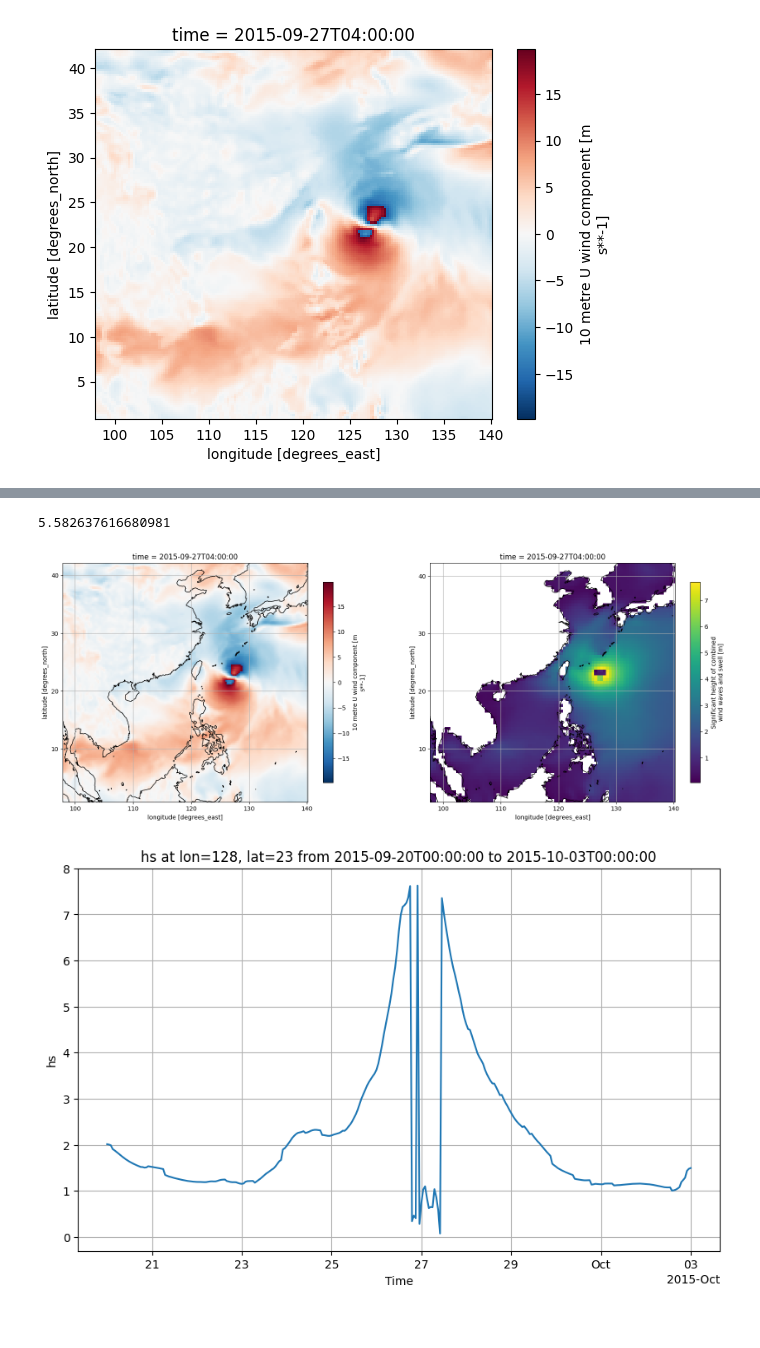
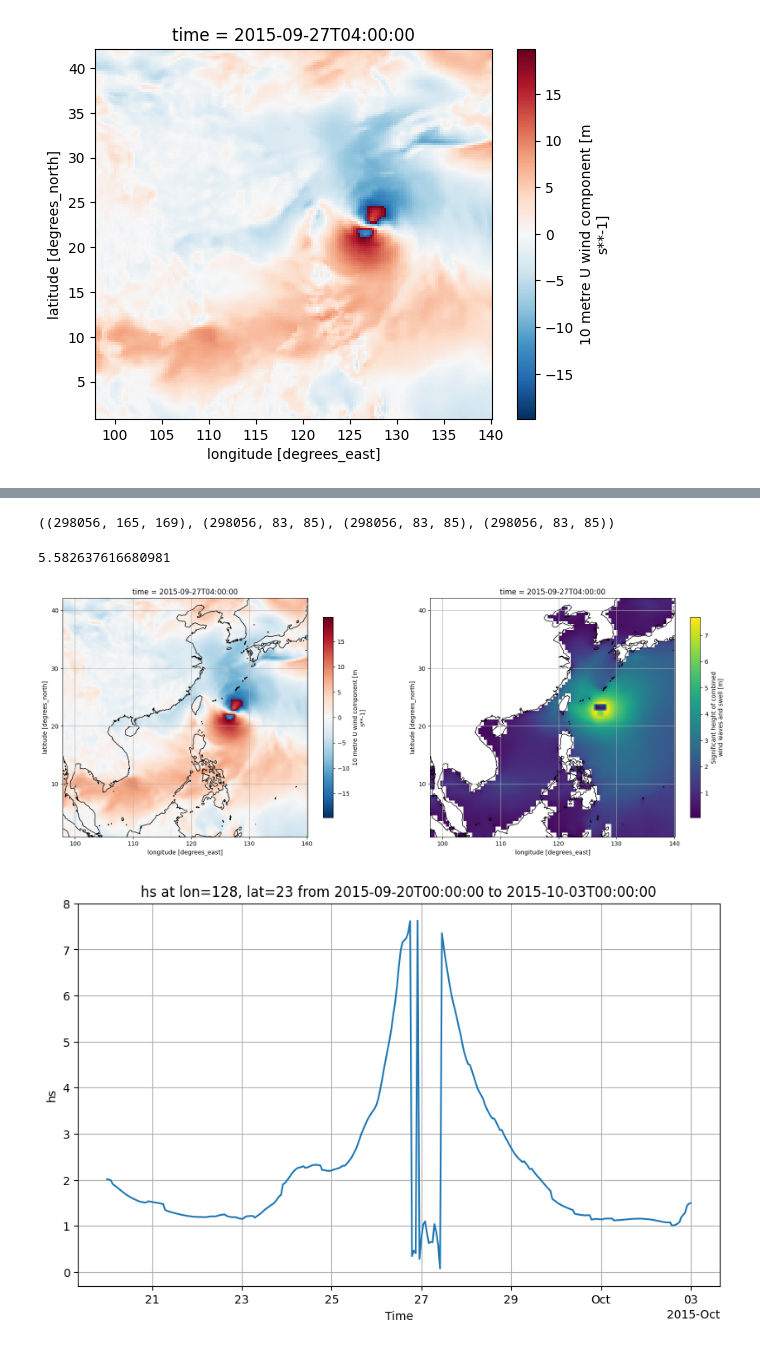
Before and after one commit to qpvvc/modulus, a Jupyter notebook: examples/weather/dataset_download/read_zarr_plot.ipynb, the cells around one changed output, grey strips where cells are left out. Drawn from its saved outputs; the diff is of its cells as text; code cells hidden in the pictures.

```diff
--- a/examples/weather/dataset_download/read_zarr_plot.ipynb
+++ b/examples/weather/dataset_download/read_zarr_plot.ipynb
@@ -102,3 +103,6 @@ u10 = xr.open_zarr("/datasets/zarr_data_uvsp_swh_mwp/10m_u_component_of_wind.zar
 # data = xarray.open_zarr("/datasets/zarr_data_temp/surface_pressure.zarr")
 mwp = xr.open_zarr("/datasets/zarr_data_uvsp_swh_mwp/mean_wave_period.zarr")
 hs = xr.open_zarr("/datasets/zarr_data_uvsp_swh_mwp/significant_height_of_combined_wind_waves_and_swell.zarr")
+# %%
+u10_selected =u10['u10'].sel(time="2015-09-27T04:00:00", method="nearest").compute()
+hs_selected = hs['swh'].sel(time="2015-09-27T04:00:00", method="nearest").compute()
@@ -104,0 +113,11 @@ hs = xr.open_zarr("/datasets/zarr_data_uvsp_swh_mwp/significant_height_of_combin
+# %%
+hs_interp = hs_selected.interp_like(u10_selected)
+for i in range(0,2000,20):
+    nan_count = np.isnan(hs['swh'][i]).compute().sum().item()
+    print(f"NaN count in hs_interp: {nan_count}")
+
+# 生成 msk 数组，NaN 值为 0，其他值为 1
+msk = xr.where(np.isnan(hs_interp), 0, 1)
+
+# 打印 msk 数组
+msk
@@ -105,30 +154,40 @@ hs = xr.open_zarr("/datasets/zarr_data_uvsp_swh_mwp/significant_height_of_combin
+# %%
+u10['u10'].shape,hs['swh'].shape,mwp['mwp'].shape,u10_interp['u10'].shape
+# %% [output]
+((298056, 165, 169), (298056, 83, 85), (298056, 83, 85), (298056, 83, 85))
 # %%
 np.nanmax(hs['swh'][0,].values)
 # %% [output]
 5.582637616680981
 # %%
+# u10_plot = u10['u10'].sel(time="2015-09-27T04:00:00", method="nearest")
+# hs_plot = hs['swh'].sel(time="2015-09-27T04:00:00", method="nearest")
+
+u10_plot = u10['u10'].sel(time="2015-09-27T04:00:00", method="nearest")
+hs_plot = hs_interp
+
 fig, (ax1, ax2) = plt.subplots(1,2,figsize=(20, 10), subplot_kw={'projection': ccrs.PlateCarree()})
 
 ax1.coastlines(resolution="50m")
 # 添加经纬度坐标
 ax1.set_xticks(range(-180, 181, 10), crs=ccrs.PlateCarree())
 ax1.set_yticks(range(-90, 91, 10), crs=ccrs.PlateCarree())
 ax1.gridlines(draw_labels=False)
-plot1 = u10['u10'].sel(time="2015-09-27T04:00:00", method="nearest").plot(ax=ax1, transform=ccrs.PlateCarree(),cbar_kwargs={"shrink": 0.6})
+plot1 = u10_plot.plot(ax=ax1, transform=ccrs.PlateCarree(),cbar_kwargs={"shrink": 0.6})
 
 # # 设置显示范围（放大显示某个区域）
 # min_lon, max_lon = 120, 130  # 替换为你想要的经度范围
 # min_lat, max_lat = 20, 30   # 替换为你想要的纬度范围
 # ax2.set_extent([min_lon, max_lon, min_lat, max_lat], crs=ccrs.PlateCarree())
 
 ax2.coastlines(resolution="50m")
 # 添加经纬度坐标
 ax2.set_xticks(range(-180, 181, 10), crs=ccrs.PlateCarree())
 ax2.set_yticks(range(-90, 91, 10), crs=ccrs.PlateCarree())
 ax2.gridlines(draw_labels=False)
-plot2 = hs['swh'].sel(time="2015-09-27T04:00:00", method="nearest").plot(ax=ax2, transform=ccrs.PlateCarree(),cbar_kwargs={"shrink": 0.6})
+plot2 = hs_plot.plot(ax=ax2, transform=ccrs.PlateCarree(),cbar_kwargs={"shrink": 0.6})
 # %% [output]
-[figure, old version]
+[figure, new version]
 # %%
 
 start_time = "2015-09-20T00:00:00"  # 开始时间
```
Also changed, not shown: parts of 3 cells of this notebook, 2 other files.
